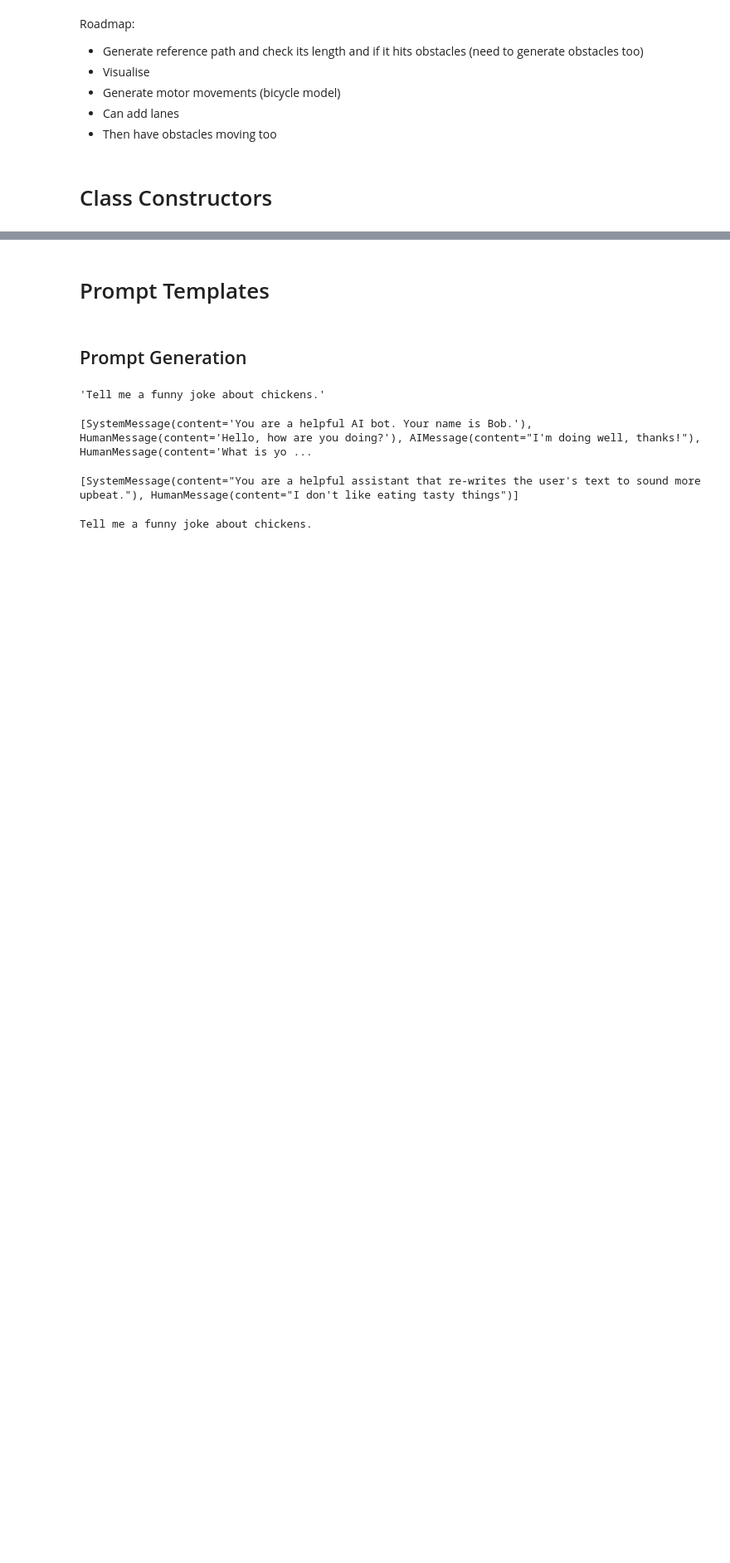
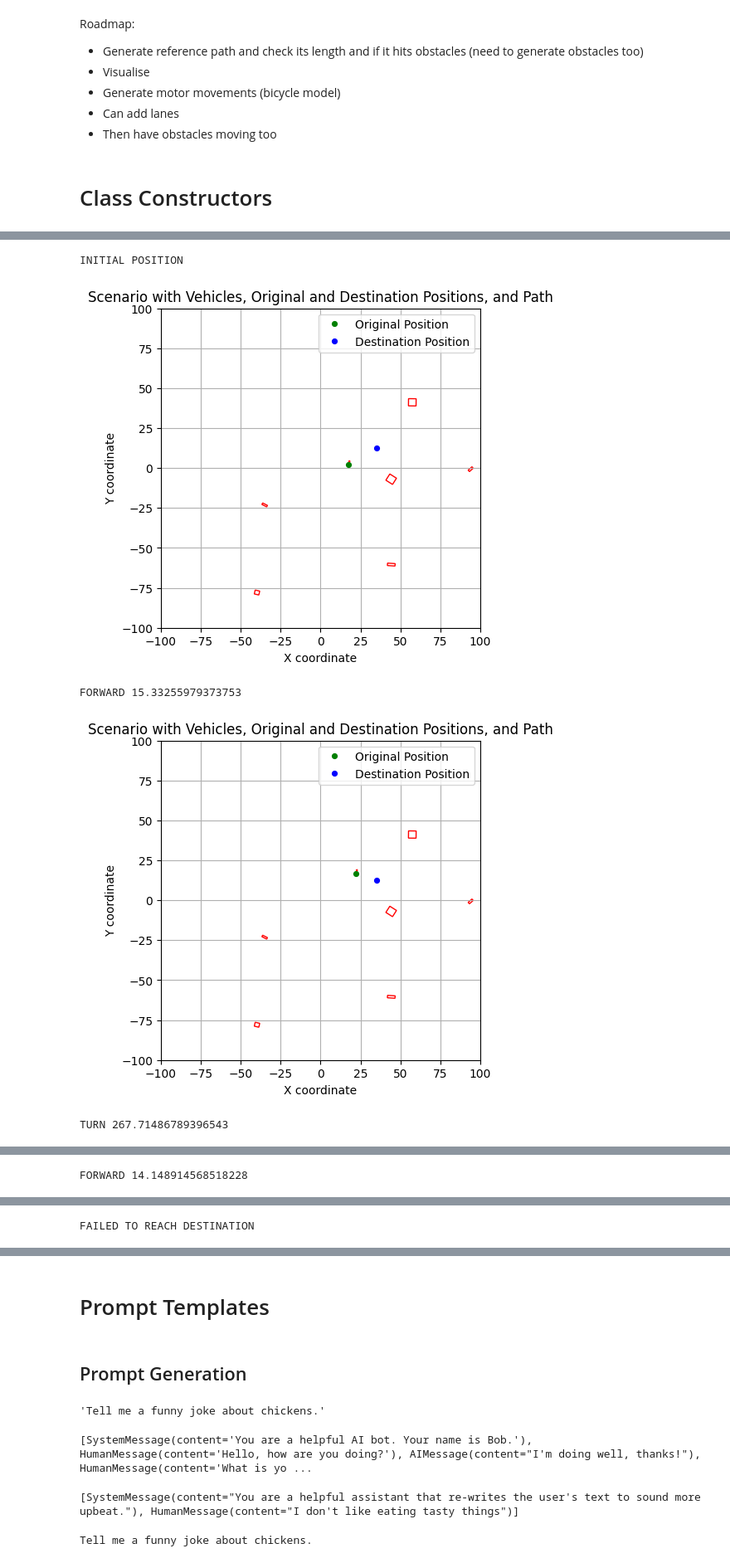
Before and after one commit to LiuHaolan/llm-gym, a Jupyter notebook: gemini_nav.ipynb, the cells around one changed output, grey strips where cells are left out. Shown at 83% size. Drawn from its saved outputs; the diff is of its cells as text; code cells hidden in the pictures; blank space fills up the shorter version.

```diff
--- a/gemini_nav.ipynb
+++ b/gemini_nav.ipynb
@@ -393,0 +538,8 @@ FAILED TO REACH DESTINATION
+# %%
+chain = LLMChain(llm=model, prompt=prompt_template)
+response = chain.invoke(input={"x_range":x_range, "y_range":y_range,
+                               "vehicles_string":vehicles_string,
+                               "robot_position":robot_position,
+                               "robot_orientation":robot_orientation,
+                               "robot_destination":robot_destination})["text"]
+to_markdown(response)
@@ -393,0 +554,8 @@ FAILED TO REACH DESTINATION
+# %%
+scenario.simulate(response.split(", "))
+# %% [output]
+INITIAL POSITION
+[figure, added]
+FORWARD 15.33255979373753
+[figure, added]
+TURN 267.71486789396543
@@ -393,0 +563 @@ FAILED TO REACH DESTINATION
+FORWARD 14.148914568518228
@@ -393,0 +565 @@ FAILED TO REACH DESTINATION
+FAILED TO REACH DESTINATION
```
Also changed, not shown: parts of 20 cells of this notebook.
